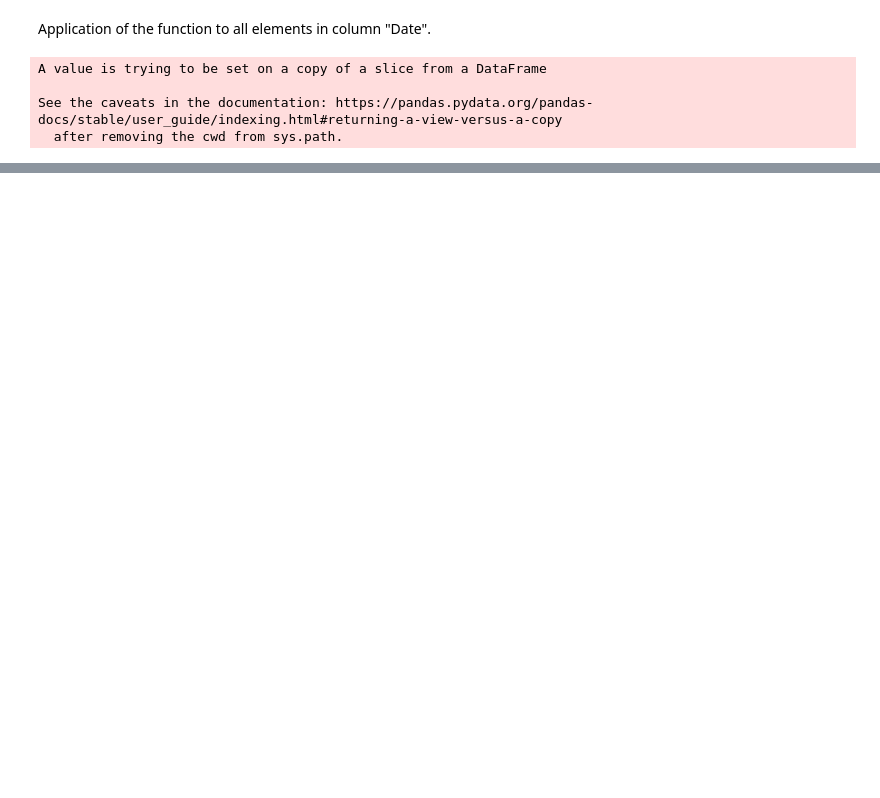
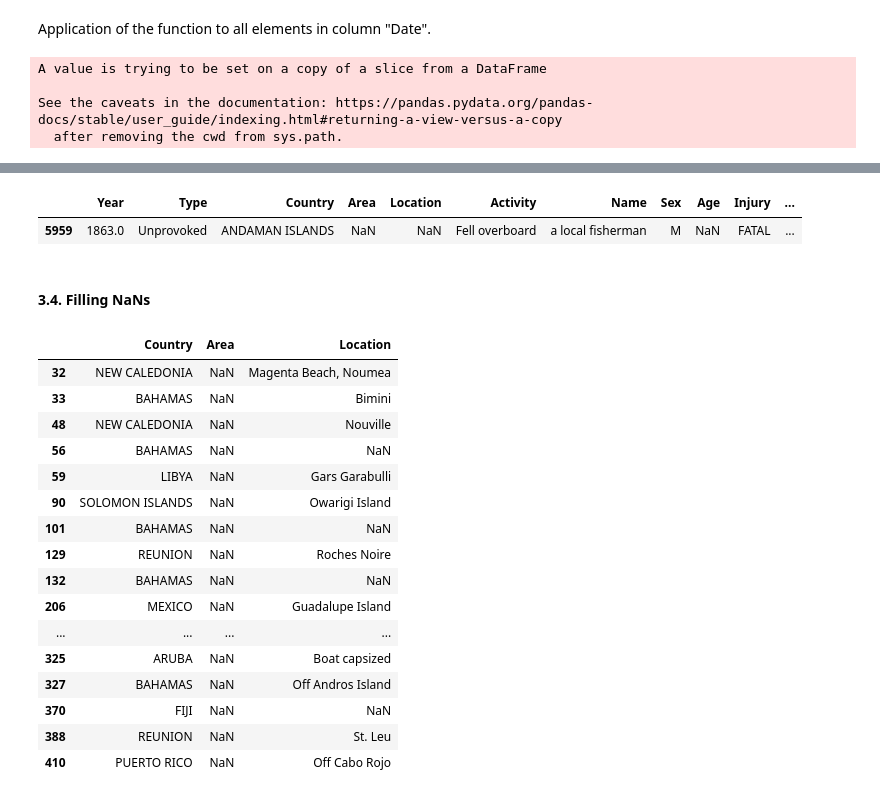
Before and after one commit to BSanau/shark_attack_project, a Jupyter notebook: Cleaning_and_wrangling.ipynb, the cells around one changed output, grey strips where cells are left out. Saved outputs shown, nothing was run; the diff lists cells and outputs as text; code cells hidden in the pictures; blank space fills up the shorter version.

```diff
--- a/Cleaning_and_wrangling.ipynb
+++ b/Cleaning_and_wrangling.ipynb
@@ -332,0 +733,8 @@ attacks[["Case Number","Case Number.1", "Case Number.2"]][rowsCN]
+# %%
+for i in attacks.index:
+    if re.match(r"\d*", attacks["Age"][i]):
+        attacks.Age[i] = re.match(r"\d*",attacks["Age"][i]).group()
+    else:
+        attacks.Age[i] = "NA"
+    #if re.search(r"\d+s*",attacks["Age"][i]):
+        #attacks.Age[i] = re.search(r"\d+s*",attacks["Age"][i]).group()[:2]
@@ -332,0 +743,6 @@ attacks[["Case Number","Case Number.1", "Case Number.2"]][rowsCN]
+# %%
+attacks.loc[attacks["Age"]=="Teen"] = "15"
+attacks.loc[attacks["Age"]=="teen"] = "15"
+attacks.loc[attacks["Age"]=="Teens"] = "15"
+attacks.loc[attacks["Age"]=="M"] = "NA"
+attacks.loc[attacks["Age"]==" "] = "NA"
@@ -332,0 +785,8 @@ attacks[["Case Number","Case Number.1", "Case Number.2"]][rowsCN]
+# %%
+attacks["Country"][3387]="SAINT KITTS AND NEVIS"
+attacks["Country"][4018]="AUSTRALIA"
+attacks["Country"][4231]="INDIA"
+attacks["Country"][5020]="FRANCE"
+attacks["Country"][5742]="MEXICO"
+attacks["Country"][6137]="UNITED KINGDOM"
+attacks["Country"][6155]="BARBADOS"
@@ -332,0 +811,2 @@ attacks[["Case Number","Case Number.1", "Case Number.2"]][rowsCN]
+# %%
+attacks.loc[attacks["Country"].str.startswith("ANDAMAN"),"Country"] = "ANDAMAN"
@@ -332,0 +835,5 @@ attacks[["Case Number","Case Number.1", "Case Number.2"]][rowsCN]
+# %%
+attacks.loc[attacks["Country"]=="ANDAMAN ISLANDS"]
+# %% [output]
+|  | Year | Type | Country | Area | Location | Activity | Name | Sex | Age | Injury | ... |
+| 5959 | 1863.0 | Unprovoked | ANDAMAN ISLANDS | NaN | NaN | Fell overboard | a local fisherman | M | NaN | FATAL | ... |
@@ -332,0 +853,22 @@ attacks[["Case Number","Case Number.1", "Case Number.2"]][rowsCN]
+# %% [markdown]
+#### 3.4. Filling NaNs
+# %%
+attacks[["Country","Area","Location"]][attacks.Area.isnull() & (~attacks.Country.isnull() | ~attacks.Location.isnull())][0:20]
+# %% [output]
+|  | Country | Area | Location |
+| 32 | NEW CALEDONIA | NaN | Magenta Beach, Noumea |
+| 33 | BAHAMAS | NaN | Bimini |
+| 48 | NEW CALEDONIA | NaN | Nouville |
+| 56 | BAHAMAS | NaN | NaN |
+| 59 | LIBYA | NaN | Gars Garabulli |
+| 90 | SOLOMON ISLANDS | NaN | Owarigi Island |
+| 101 | BAHAMAS | NaN | NaN |
+| 129 | REUNION | NaN | Roches Noire |
+| 132 | BAHAMAS | NaN | NaN |
+| 206 | MEXICO | NaN | Guadalupe Island |
+| ... | ... | ... | ... |
+| 325 | ARUBA | NaN | Boat capsized |
+| 327 | BAHAMAS | NaN | Off Andros Island |
+| 370 | FIJI | NaN | NaN |
+| 388 | REUNION | NaN | St. Leu |
+| 410 | PUERTO RICO | NaN | Off Cabo Rojo |
```
Also changed, not shown: parts of 115 cells of this notebook.
